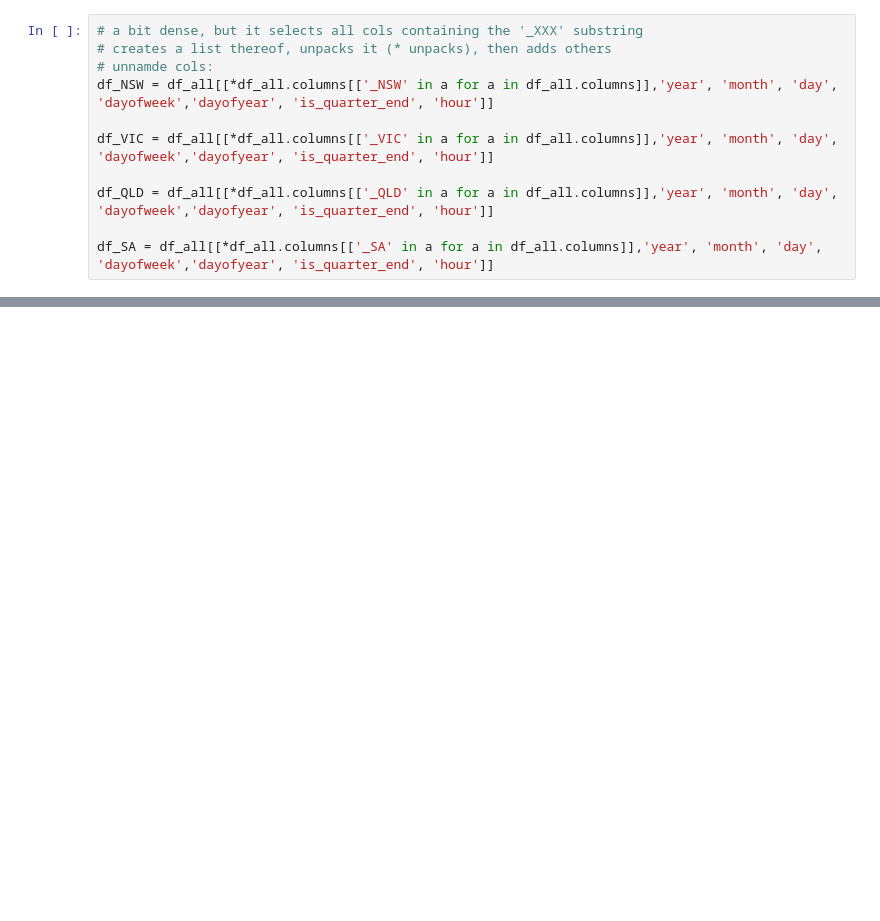
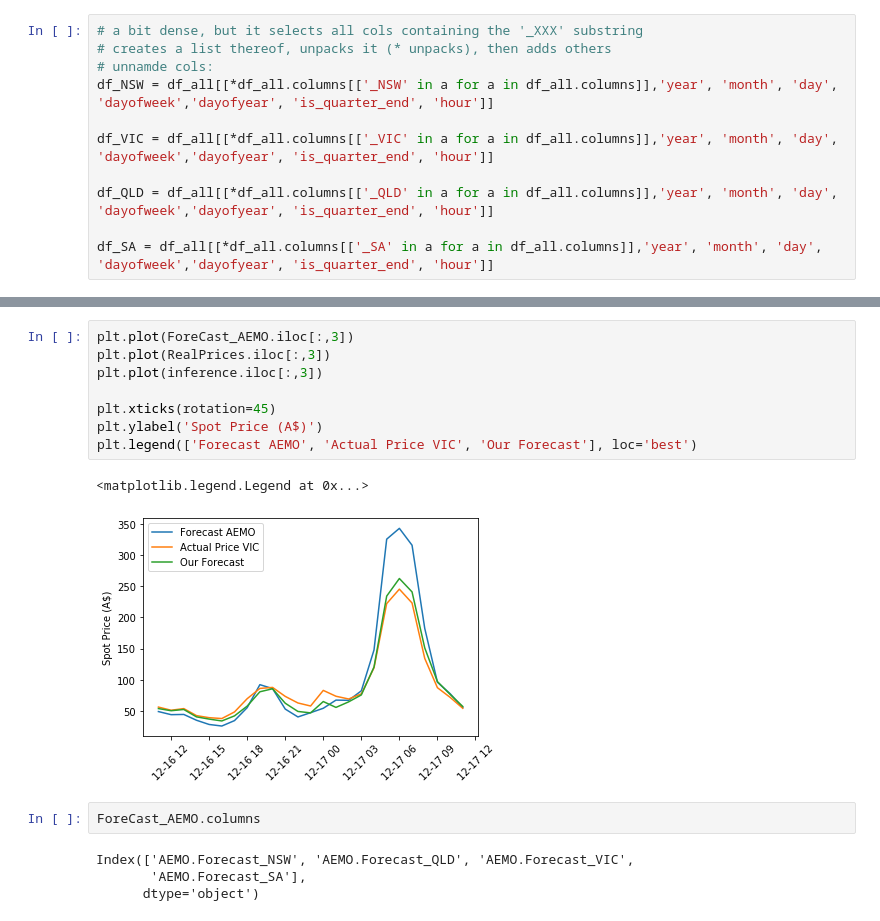
Before and after one commit to xtellurian/amphoradata-ElectricityForecast, a Jupyter notebook: Amphora-ElectricityPrice_Production.ipynb, the cells around one changed output, grey strips where cells are left out. Cells and saved outputs as stored; diff of their text form; blank space fills up the shorter version.

```diff
--- a/Amphora-ElectricityPrice_Production.ipynb
+++ b/Amphora-ElectricityPrice_Production.ipynb
@@ -599,0 +619,17 @@ DatetimeIndex(['2019-11-11 02:00:00+00:00', '2019-11-11 03:00:00+00:00',
+# %%
+plt.plot(ForeCast_AEMO.iloc[:,3])
+plt.plot(RealPrices.iloc[:,3])
+plt.plot(inference.iloc[:,3])
+
+plt.xticks(rotation=45)
+plt.ylabel('Spot Price (A$)')
+plt.legend(['Forecast AEMO', 'Actual Price VIC', 'Our Forecast'], loc='best')
+# %% [output]
+<matplotlib.legend.Legend at 0x...>
+[figure, added]
+# %%
+ForeCast_AEMO.columns
+# %% [output]
+Index(['AEMO.Forecast_NSW', 'AEMO.Forecast_QLD', 'AEMO.Forecast_VIC',
+       'AEMO.Forecast_SA'],
+      dtype='object')
```
Also changed, not shown: parts of 57 cells of this notebook, 13 other files.
